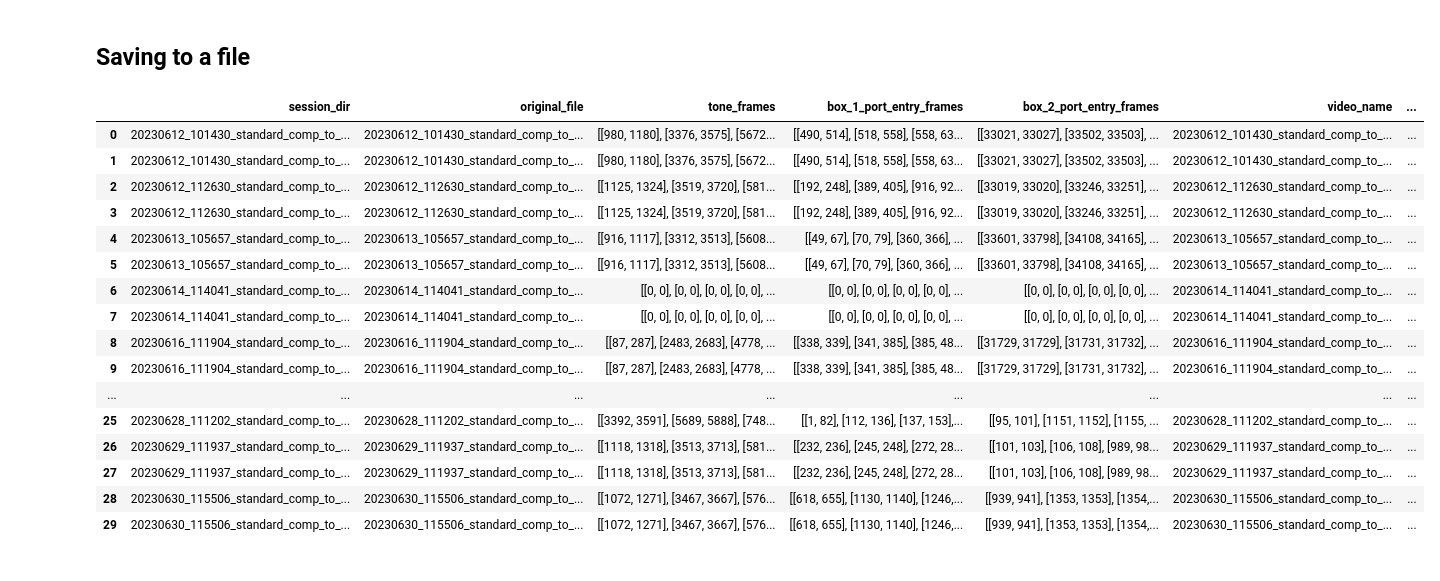
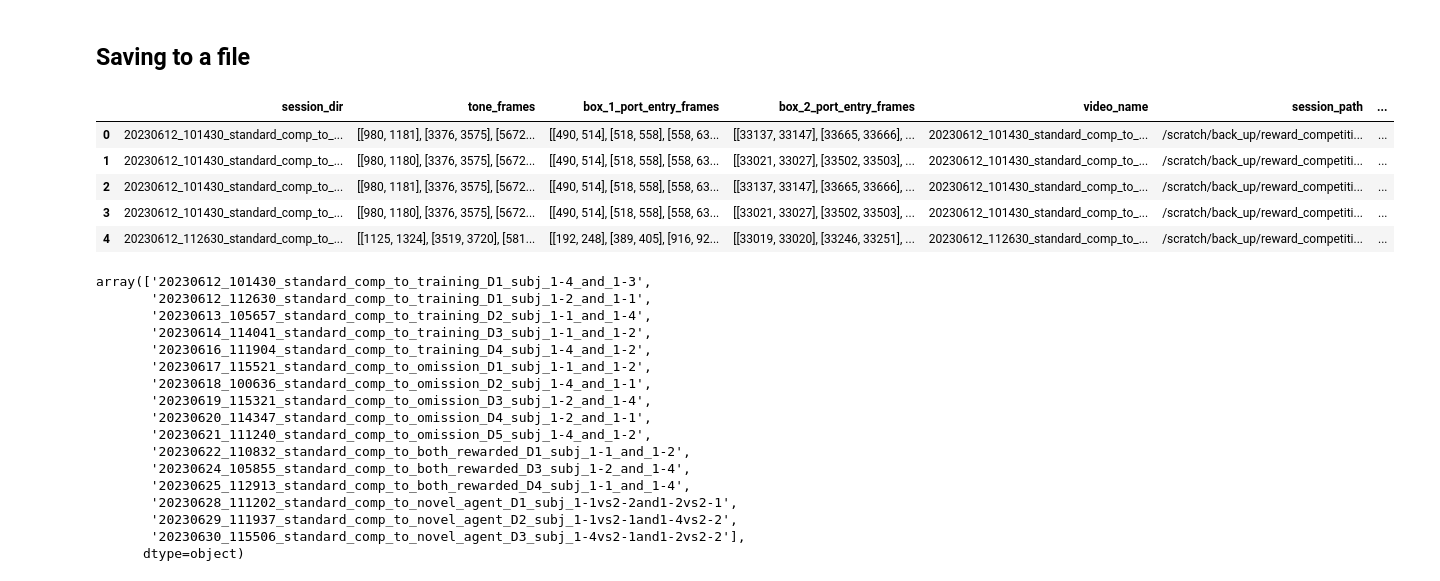
Before and after one commit to padillacoreanolab/social-neuro-modeling, a Jupyter notebook: notebooks/spectral_preprocessing/00a_rce2_extract_timestamps.ipynb, the cells around one changed output. Cells and saved outputs as stored; diff of their text form; code cells hidden in the pictures.

```diff
--- a/notebooks/00_rce2_extract_timestamps.ipynb
+++ b/notebooks/spectral_preprocessing/00a_rce2_extract_timestamps.ipynb
@@ -630,5 +652,5 @@ trodes_state_df.head()
 # %%
-trodes_state_df = trodes_state_df[STATE_COLS_TO_KEEP].drop_duplicates(subset=["session_dir", "metadata_file"]).sort_values(["session_dir", "metadata_file"]).reset_index(drop=True).copy()
+trodes_state_df = trodes_state_df[STATE_COLS_TO_KEEP].drop_duplicates(subset=["session_dir", "video_name", "metadata_file"]).sort_values(["session_dir", "video_name", "metadata_file"]).reset_index(drop=True).copy()
 # %%
 trodes_state_df.head()
 # %% [output]
@@ -660,7 +680,7 @@ trodes_state_df["tone_frames"] = trodes_state_df["event_frames"].apply(lambda x:
 trodes_state_df["box_1_port_entry_frames"] = trodes_state_df["event_frames"].apply(lambda x: x[1])
 trodes_state_df["box_2_port_entry_frames"] = trodes_state_df["event_frames"].apply(lambda x: x[2])
 # %%
-trodes_state_df = trodes_state_df.drop(columns=["event_timestamps", "event_frames"], errors="ignore")
+trodes_state_df = trodes_state_df.drop(columns=["event_timestamps", "event_frames", "metadata_file"], errors="ignore")
 # %%
 trodes_state_df.head()
 # %% [output]
@@ -721,22 +745,31 @@ trodes_final_df = trodes_final_df[sorted_columns].copy()
 # %%
 trodes_final_df.to_pickle(os.path.join(OUTPUT_DIR, "{}_00_trodes_metadata.pkl".format(OUTPUT_PREFIX)))
 # %%
-trodes_final_df
+trodes_final_df.head()
 # %% [output]
-|  | session_dir | original_file | tone_frames | box_1_port_entry_frames | box_2_port_entry_frames | video_name | ... |
-| 0 | 20230612_101430_standard_comp_to_... | 20230612_101430_standard_comp_to_... | [[980, 1180], [3376, 3575], [5672... | [[490, 514], [518, 558], [558, 63... | [[33021, 33027], [33502, 33503], ... | 20230612_101430_standard_comp_to_... | ... |
-| 1 | 20230612_101430_standard_comp_to_... | 20230612_101430_standard_comp_to_... | [[980, 1180], [3376, 3575], [5672... | [[490, 514], [518, 558], [558, 63... | [[33021, 33027], [33502, 33503], ... | 20230612_101430_standard_comp_to_... | ... |
-| 2 | 20230612_112630_standard_comp_to_... | 20230612_112630_standard_comp_to_... | [[1125, 1324], [3519, 3720], [581... | [[192, 248], [389, 405], [916, 92... | [[33019, 33020], [33246, 33251], ... | 20230612_112630_standard_comp_to_... | ... |
-| 3 | 20230612_112630_standard_comp_to_... | 20230612_112630_standard_comp_to_... | [[1125, 1324], [3519, 3720], [581... | [[192, 248], [389, 405], [916, 92... | [[33019, 33020], [33246, 33251], ... | 20230612_112630_standard_comp_to_... | ... |
-| 4 | 20230613_105657_standard_comp_to_... | 20230613_105657_standard_comp_to_... | [[916, 1117], [3312, 3513], [5608... | [[49, 67], [70, 79], [360, 366], ... | [[33601, 33798], [34108, 34165], ... | 20230613_105657_standard_comp_to_... | ... |
-| 5 | 20230613_105657_standard_comp_to_... | 20230613_105657_standard_comp_to_... | [[916, 1117], [3312, 3513], [5608... | [[49, 67], [70, 79], [360, 366], ... | [[33601, 33798], [34108, 34165], ... | 20230613_105657_standard_comp_to_... | ... |
-| 6 | 20230614_114041_standard_comp_to_... | 20230614_114041_standard_comp_to_... | [[0, 0], [0, 0], [0, 0], [0, 0], ... | [[0, 0], [0, 0], [0, 0], [0, 0], ... | [[0, 0], [0, 0], [0, 0], [0, 0], ... | 20230614_114041_standard_comp_to_... | ... |
-| 7 | 20230614_114041_standard_comp_to_... | 20230614_114041_standard_comp_to_... | [[0, 0], [0, 0], [0, 0], [0, 0], ... | [[0, 0], [0, 0], [0, 0], [0, 0], ... | [[0, 0], [0, 0], [0, 0], [0, 0], ... | 20230614_114041_standard_comp_to_... | ... |
-| 8 | 20230616_111904_standard_comp_to_... | 20230616_111904_standard_comp_to_... | [[87, 287], [2483, 2683], [4778, ... | [[338, 339], [341, 385], [385, 48... | [[31729, 31729], [31731, 31732], ... | 20230616_111904_standard_comp_to_... | ... |
-| 9 | 20230616_111904_standard_comp_to_... | 20230616_111904_standard_comp_to_... | [[87, 287], [2483, 2683], [4778, ... | [[338, 339], [341, 385], [385, 48... | [[31729, 31729], [31731, 31732], ... | 20230616_111904_standard_comp_to_... | ... |
-| ... | ... | ... | ... | ... | ... | ... | ... |
-| 25 | 20230628_111202_standard_comp_to_... | 20230628_111202_standard_comp_to_... | [[3392, 3591], [5689, 5888], [748... | [[1, 82], [112, 136], [137, 153],... | [[95, 101], [1151, 1152], [1155, ... | 20230628_111202_standard_comp_to_... | ... |
-| 26 | 20230629_111937_standard_comp_to_... | 20230629_111937_standard_comp_to_... | [[1118, 1318], [3513, 3713], [581... | [[232, 236], [245, 248], [272, 28... | [[101, 103], [106, 108], [989, 98... | 20230629_111937_standard_comp_to_... | ... |
-| 27 | 20230629_111937_standard_comp_to_... | 20230629_111937_standard_comp_to_... | [[1118, 1318], [3513, 3713], [581... | [[232, 236], [245, 248], [272, 28... | [[101, 103], [106, 108], [989, 98... | 20230629_111937_standard_comp_to_... | ... |
-| 28 | 20230630_115506_standard_comp_to_... | 20230630_115506_standard_comp_to_... | [[1072, 1271], [3467, 3667], [576... | [[618, 655], [1130, 1140], [1246,... | [[939, 941], [1353, 1353], [1354,... | 20230630_115506_standard_comp_to_... | ... |
-| 29 | 20230630_115506_standard_comp_to_... | 20230630_115506_standard_comp_to_... | [[1072, 1271], [3467, 3667], [576... | [[618, 655], [1130, 1140], [1246,... | [[939, 941], [1353, 1353], [1354,... | 20230630_115506_standard_comp_to_... | ... |
+|  | session_dir | tone_frames | box_1_port_entry_frames | box_2_port_entry_frames | video_name | session_path | ... |
+| 0 | 20230612_101430_standard_comp_to_... | [[980, 1181], [3376, 3575], [5672... | [[490, 514], [518, 558], [558, 63... | [[33137, 33147], [33665, 33666], ... | 20230612_101430_standard_comp_to_... | /scratch/back_up/reward_competiti... | ... |
+| 1 | 20230612_101430_standard_comp_to_... | [[980, 1180], [3376, 3575], [5672... | [[490, 514], [518, 558], [558, 63... | [[33021, 33027], [33502, 33503], ... | 20230612_101430_standard_comp_to_... | /scratch/back_up/reward_competiti... | ... |
+| 2 | 20230612_101430_standard_comp_to_... | [[980, 1181], [3376, 3575], [5672... | [[490, 514], [518, 558], [558, 63... | [[33137, 33147], [33665, 33666], ... | 20230612_101430_standard_comp_to_... | /scratch/back_up/reward_competiti... | ... |
+| 3 | 20230612_101430_standard_comp_to_... | [[980, 1180], [3376, 3575], [5672... | [[490, 514], [518, 558], [558, 63... | [[33021, 33027], [33502, 33503], ... | 20230612_101430_standard_comp_to_... | /scratch/back_up/reward_competiti... | ... |
+| 4 | 20230612_112630_standard_comp_to_... | [[1125, 1324], [3519, 3720], [581... | [[192, 248], [389, 405], [916, 92... | [[33019, 33020], [33246, 33251], ... | 20230612_112630_standard_comp_to_... | /scratch/back_up/reward_competiti... | ... |
+# %%
+trodes_final_df["session_dir"].unique()
+# %% [output]
+array(['20230612_101430_standard_comp_to_training_D1_subj_1-4_and_1-3',
+       '20230612_112630_standard_comp_to_training_D1_subj_1-2_and_1-1',
+       '20230613_105657_standard_comp_to_training_D2_subj_1-1_and_1-4',
+       '20230614_114041_standard_comp_to_training_D3_subj_1-1_and_1-2',
+       '20230616_111904_standard_comp_to_training_D4_subj_1-4_and_1-2',
+       '20230617_115521_standard_comp_to_omission_D1_subj_1-1_and_1-2',
+       '20230618_100636_standard_comp_to_omission_D2_subj_1-4_and_1-1',
+       '20230619_115321_standard_comp_to_omission_D3_subj_1-2_and_1-4',
+       '20230620_114347_standard_comp_to_omission_D4_subj_1-2_and_1-1',
+       '20230621_111240_standard_comp_to_omission_D5_subj_1-4_and_1-2',
+       '20230622_110832_standard_comp_to_both_rewarded_D1_subj_1-1_and_1-2',
+       '20230624_105855_standard_comp_to_both_rewarded_D3_subj_1-2_and_1-4',
+       '20230625_112913_standard_comp_to_both_rewarded_D4_subj_1-1_and_1-4',
+       '20230628_111202_standard_comp_to_novel_agent_D1_subj_1-1vs2-2and1-2vs2-1',
+       '20230629_111937_standard_comp_to_novel_agent_D2_subj_1-1vs2-1and1-4vs2-2',
+       '20230630_115506_standard_comp_to_novel_agent_D3_subj_1-4vs2-1and1-2vs2-2'],
+      dtype=object)
```
Also changed, not shown: parts of 8 cells of this notebook, 19 other files.
